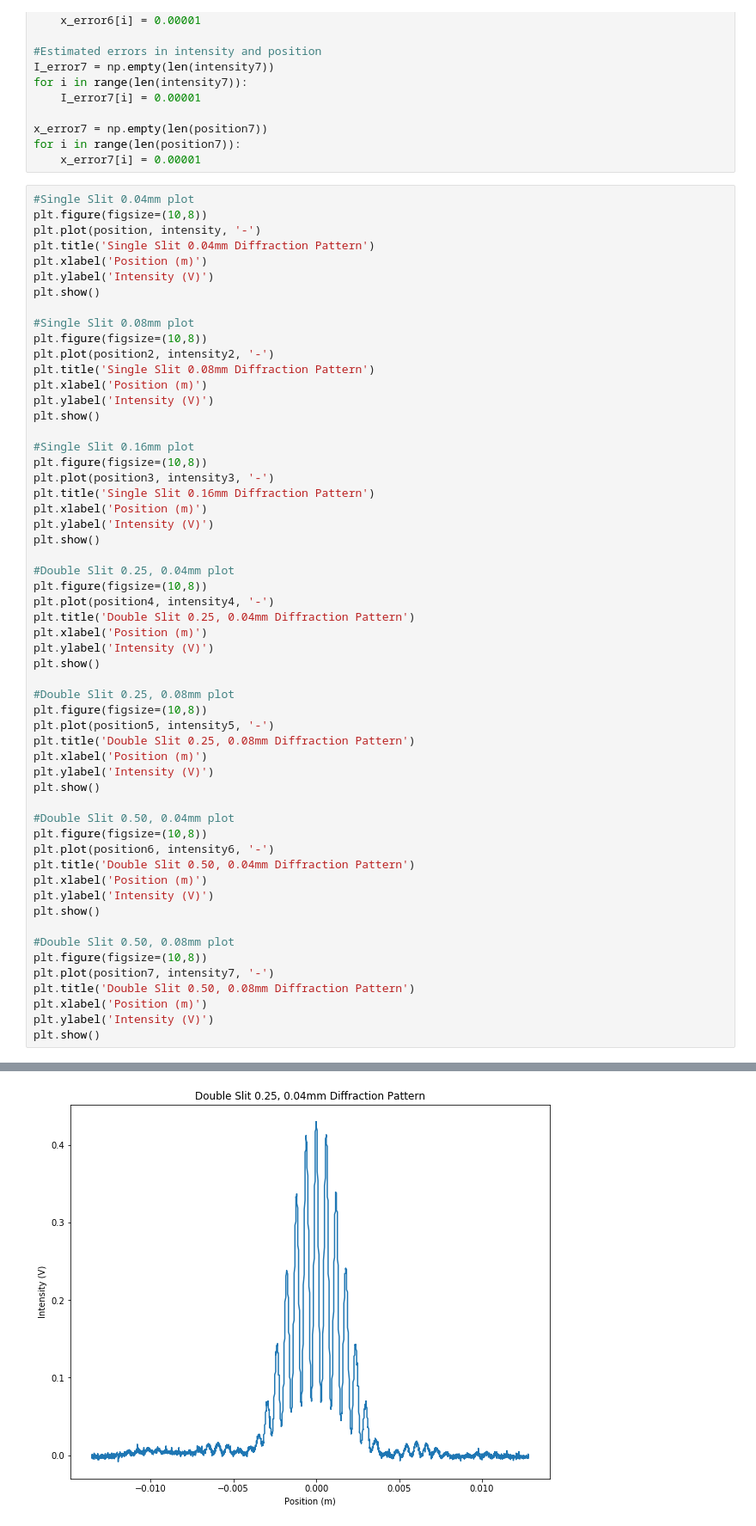
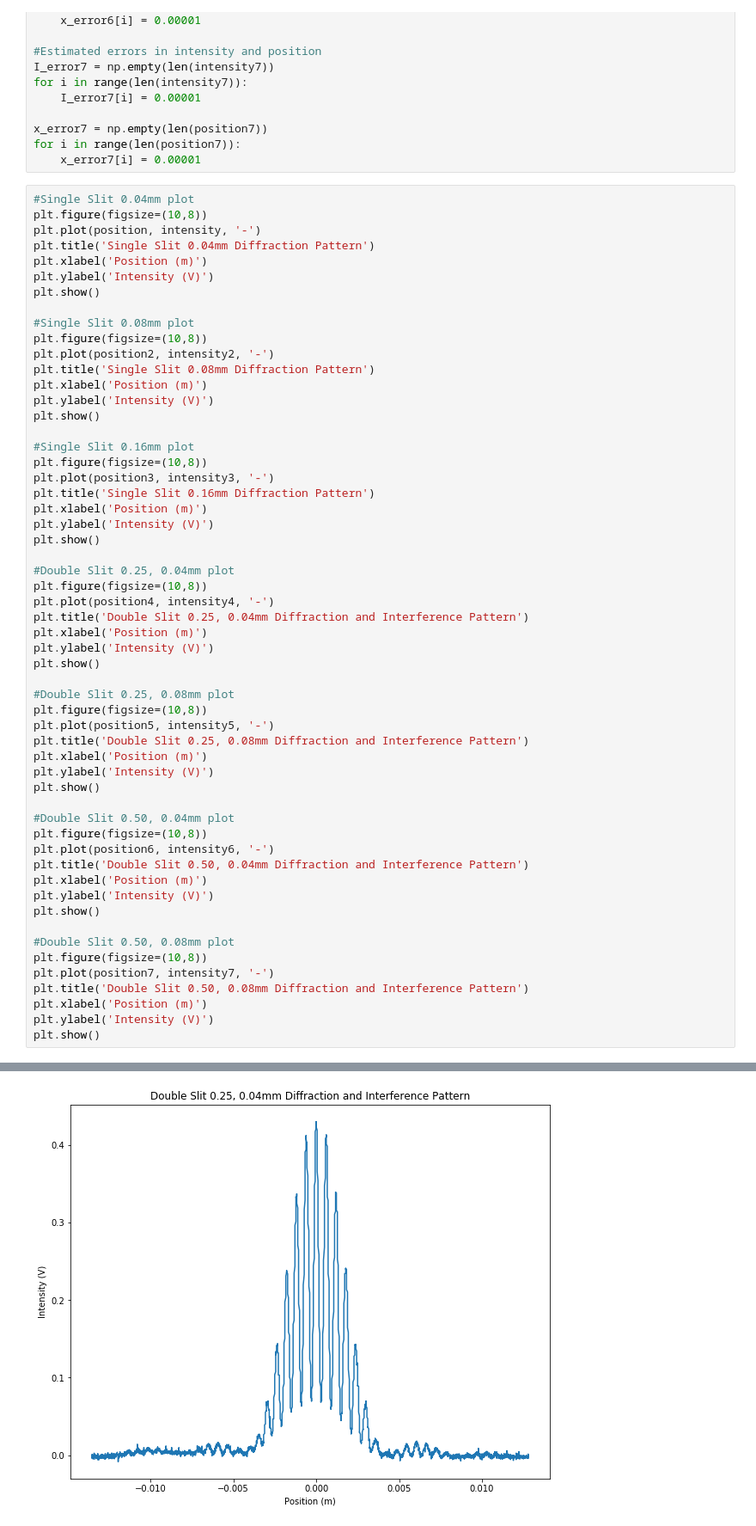
Before and after one commit to AyushPandhi/Pandhi_Ayush_PHY224, a Jupyter notebook: Interference and Diffraction/Interference and Diffraction.ipynb, the cells around one changed output, grey strips where cells are left out. Shown at 86% size. Cells and saved outputs as stored; diff of their text form.

```diff
--- a/Interference and Diffraction/Interference and Diffraction.ipynb
+++ b/Interference and Diffraction/Interference and Diffraction.ipynb
@@ -143,36 +143,36 @@ plt.show()
 #Double Slit 0.25, 0.04mm plot
 plt.figure(figsize=(10,8))
 plt.plot(position4, intensity4, '-')
-plt.title('Double Slit 0.25, 0.04mm Diffraction Pattern')
+plt.title('Double Slit 0.25, 0.04mm Diffraction and Interference Pattern')
 plt.xlabel('Position (m)')
 plt.ylabel('Intensity (V)')
 plt.show()
 
 #Double Slit 0.25, 0.08mm plot
 plt.figure(figsize=(10,8))
 plt.plot(position5, intensity5, '-')
-plt.title('Double Slit 0.25, 0.08mm Diffraction Pattern')
+plt.title('Double Slit 0.25, 0.08mm Diffraction and Interference Pattern')
 plt.xlabel('Position (m)')
 plt.ylabel('Intensity (V)')
 plt.show()
 
 #Double Slit 0.50, 0.04mm plot
 plt.figure(figsize=(10,8))
 plt.plot(position6, intensity6, '-')
-plt.title('Double Slit 0.50, 0.04mm Diffraction Pattern')
+plt.title('Double Slit 0.50, 0.04mm Diffraction and Interference Pattern')
 plt.xlabel('Position (m)')
 plt.ylabel('Intensity (V)')
 plt.show()
 
 #Double Slit 0.50, 0.08mm plot
 plt.figure(figsize=(10,8))
 plt.plot(position7, intensity7, '-')
-plt.title('Double Slit 0.50, 0.08mm Diffraction Pattern')
+plt.title('Double Slit 0.50, 0.08mm Diffraction and Interference Pattern')
 plt.xlabel('Position (m)')
 plt.ylabel('Intensity (V)')
 plt.show()
 # %% [output]
 [figure]
 [figure]
 [figure]
-[figure, old version]
+[figure, new version]
```
Also changed, not shown: parts of 4 cells of this notebook, 1 other file.
